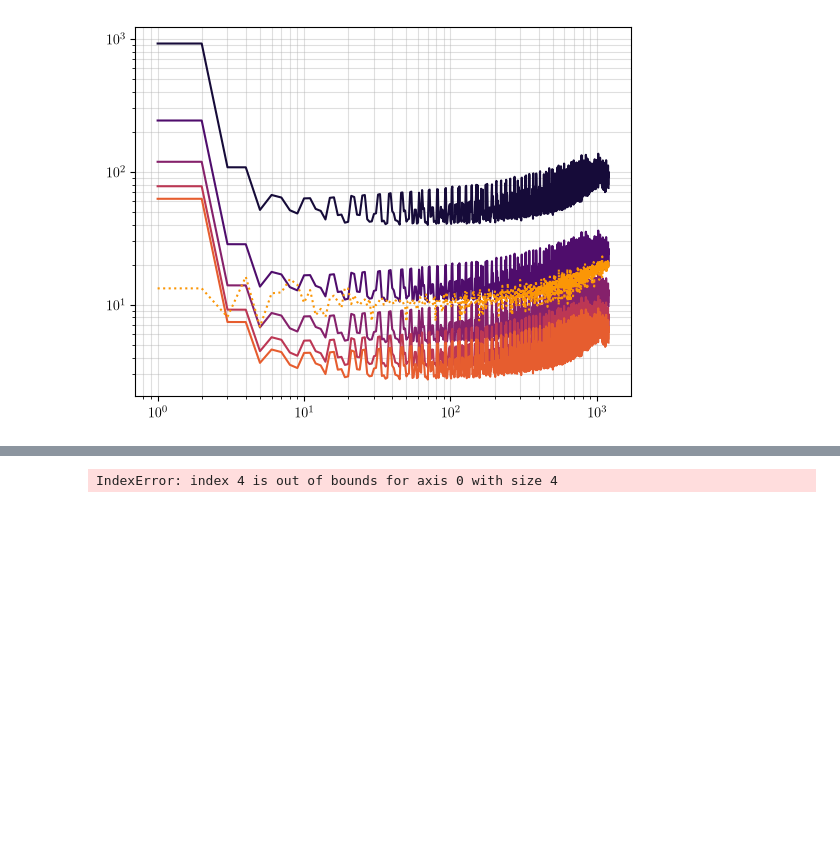
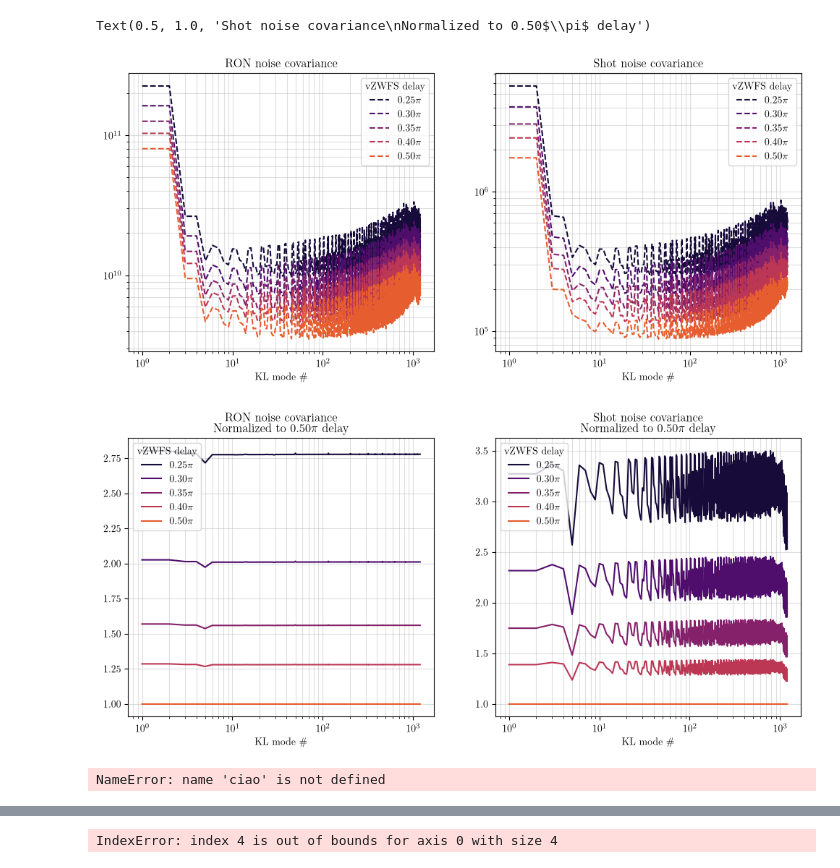
Before and after one commit to Menessao/SPECULA, a Jupyter notebook: config/RISTRETTO/plotErrorBudget.ipynb, the cells around one changed output, grey strips where cells are left out. Cells and saved outputs as stored; diff of their text form; code cells hidden in the pictures; blank space fills up the shorter version.

```diff
--- a/config/RISTRETTO/plotErrorBudget.ipynb
+++ b/config/RISTRETTO/plotErrorBudget.ipynb
@@ -26,7 +29,7 @@ plt.rcParams['image.origin'] = 'lower'
 def get_ron_eq_shot(rMod,n_subap,seeing,RON,N,doplot:bool=False):
     pyr_mask = get_pupil_mask(npix=120,filepath=op.join(root_dir,'pupils',f'pyr_pupdata_{n_subap:.0f}x{n_subap:.0f}.fits'))
     frame = fits.getdata(op.join(root_dir,'frames',f'pyr{rMod:1.1f}_{n_subap:.0f}x{n_subap:.0f}_s{seeing:1.2f}_{N}modes_avg_frame.fits'))
-    sn = fits.getdata(op.join(root_dir,'slopenulls',f'pyr{rMod:1.1f}_{n_subap:.0f}x{n_subap:.0f}_s{seeing:1.2f}_{N}modes_sn.fits'))+2e-2
+    sn = fits.getdata(op.join(root_dir,'slopenulls',f'pyr{rMod:1.1f}_{n_subap:.0f}x{n_subap:.0f}_s{seeing:1.2f}_{N}modes_sn.fits'))+3e-2
     rec = fits.getdata(op.join(root_dir,'rec',f'pyr{rMod:1.1f}_{n_subap:.0f}x{n_subap:.0f}_{N}modes_rec.fits'))
 
     ron_cov = rec_ron_cov(rec,frame,mask=pyr_mask)
@@ -46,8 +49,8 @@ def get_ron_eq_shot(rMod,n_subap,seeing,RON,N,doplot:bool=False):
 def get_ron_eq_shot_zwfs(dotDelay,n_subap,seeing,RON,N,doplot:bool=False):
     pyr_mask = get_pupil_mask(npix=120,filepath=op.join(root_dir,'pupils',f'pyr_pupdata_{n_subap:.0f}x{n_subap:.0f}.fits'))
     frame = fits.getdata(op.join(root_dir,'frames',f'z2wfs_{dotDelay:1.2f}delay_{n_subap:.0f}x{n_subap:.0f}_s{seeing:1.2f}_{N}modes_avg_frame.fits'))
-    sn = fits.getdata(op.join(root_dir,'slopenulls',f'z2wfs_{dotDelay:1.2f}delay_{n_subap:.0f}x{n_subap:.0f}_s{seeing:1.2f}_{N}modes_sn.fits'))+2e-2
-    im = fits.getdata(op.join(root_dir,'rec',f'z2wfs_{dotDelay:1.2f}delay_{n_subap:.0f}x{n_subap:.0f}_im.fits'))
+    sn = fits.getdata(op.join(root_dir,'slopenulls',f'z2wfs_{dotDelay:1.2f}delay_{n_subap:.0f}x{n_subap:.0f}_s{seeing:1.2f}_{N}modes_sn.fits'))
+    im = fits.getdata(op.join(root_dir,'im',f'z2wfs_{dotDelay:1.2f}delay_{n_subap:.0f}x{n_subap:.0f}_im.fits'))
     rec = np.linalg.pinv(im[:,:N])
 
     ron_cov = rec_ron_cov(rec,frame,mask=pyr_mask)
@@ -80,37 +83,63 @@ def get_ron_eq_shot_zwfs(dotDelay,n_subap,seeing,RON,N,doplot:bool=False):
 # %%
 N = 1200
 x = np.arange(N)+1
 seeing = 0.9
 n_subap = 48
 RON = 0.5
 rMod = 0.0
 
-dotDelays = np.array([0.2,0.25,0.3,0.35,0.4,0.5])
+dotDelays = np.array([0.25,0.3,0.35,0.4,0.5])
 
-plt.figure()
+plt.figure(figsize=(12,5))
 _,pron,pshot = get_ron_eq_shot(rMod,n_subap,seeing,RON,N)
 for i,delay in enumerate(dotDelays):
     _,zron,zshot = get_ron_eq_shot_zwfs(delay,n_subap,seeing,RON,N)
     plt.subplot(1,2,1)
     plt.loglog(x,zron,'--',label=f'{delay:1.2f}'+r'$\pi$')
     plt.subplot(1,2,2)
     plt.loglog(x,zshot,'--',label=f'{delay:1.2f}'+r'$\pi$')
 plt.subplot(1,2,1)
-plt.loglog(x,pron,':',c='k',label='unmod pyr')
-plt.subplot(1,2,2)
-plt.loglog(x,pshot,':',c='k',label='unmod pyr')
-plt.subplot(1,2,1)
+# plt.loglog(x,pron*(1200/750)**2,':',c='k',label='unmod pyr')
 plt.legend(title='vZWFS delay')
 plt.grid(which='both',alpha=0.4)
-plt.xlabel('KL mode #')
+plt.xlabel(r'KL mode \#')
 plt.title('RON noise covariance')
 plt.subplot(1,2,2)
+# plt.loglog(x,pshot*(1200/750)**2,':',c='k',label='unmod pyr')
 plt.legend(title='vZWFS delay')
 plt.grid(which='both',alpha=0.4)
-plt.xlabel('KL mode #')
+plt.xlabel(r'KL mode \#')
 plt.title('Shot noise covariance')
+
+
+plt.figure(figsize=(12,5))
+_,zron_ref,zshot_ref = get_ron_eq_shot_zwfs(0.5,n_subap,seeing,RON,N)
+for i,delay in enumerate(dotDelays):
+    _,zron,zshot = get_ron_eq_shot_zwfs(delay,n_subap,seeing,RON,N)
+    plt.subplot(1,2,1)
+    plt.semilogx(x,zron/zron_ref,label=f'{delay:1.2f}'+r'$\pi$')
+    plt.subplot(1,2,2)
+    plt.semilogx(x,zshot/zshot_ref,label=f'{delay:1.2f}'+r'$\pi$')
+plt.subplot(1,2,1)
+# plt.loglog(x,pron*(1200/750)**2,':',c='k',label='unmod pyr')
+plt.legend(title='vZWFS delay')
+plt.grid(which='both',alpha=0.4)
+plt.xlabel(r'KL mode \#')
+plt.title('RON noise covariance\n'+r'Normalized to 0.50$\pi$ delay')
+plt.subplot(1,2,2)
+# plt.loglog(x,pshot*(1200/750)**2,':',c='k',label='unmod pyr')
+plt.legend(title='vZWFS delay')
+plt.grid(which='both',alpha=0.4)
+plt.xlabel(r'KL mode \#')
+plt.title('Shot noise covariance\n'+r'Normalized to 0.50$\pi$ delay')
 # %% [output]
+Text(0.5, 1.0, 'Shot noise covariance\nNormalized to 0.50$\\pi$ delay')
-[figure, old version]
+[figure, new version]
+[figure, added]
+# %%
+ciao
+# %% [output]
+NameError: name 'ciao' is not defined
 # %%
 rMods = np.array([0.0,1.0,2.0,3.0])
 seeings = np.array([0.5,0.7,0.9,1.1,1.3])
```
Also changed, not shown: parts of 5 cells of this notebook, 9 other files.
